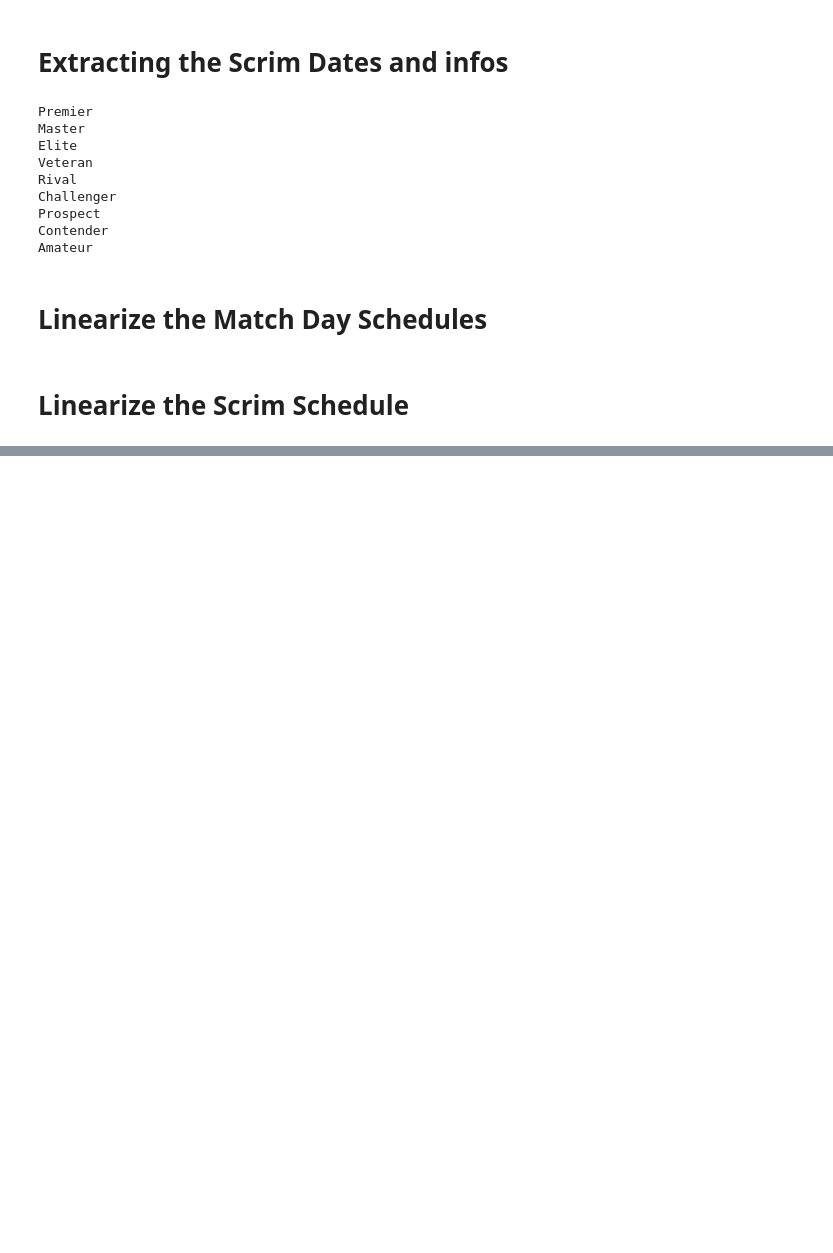
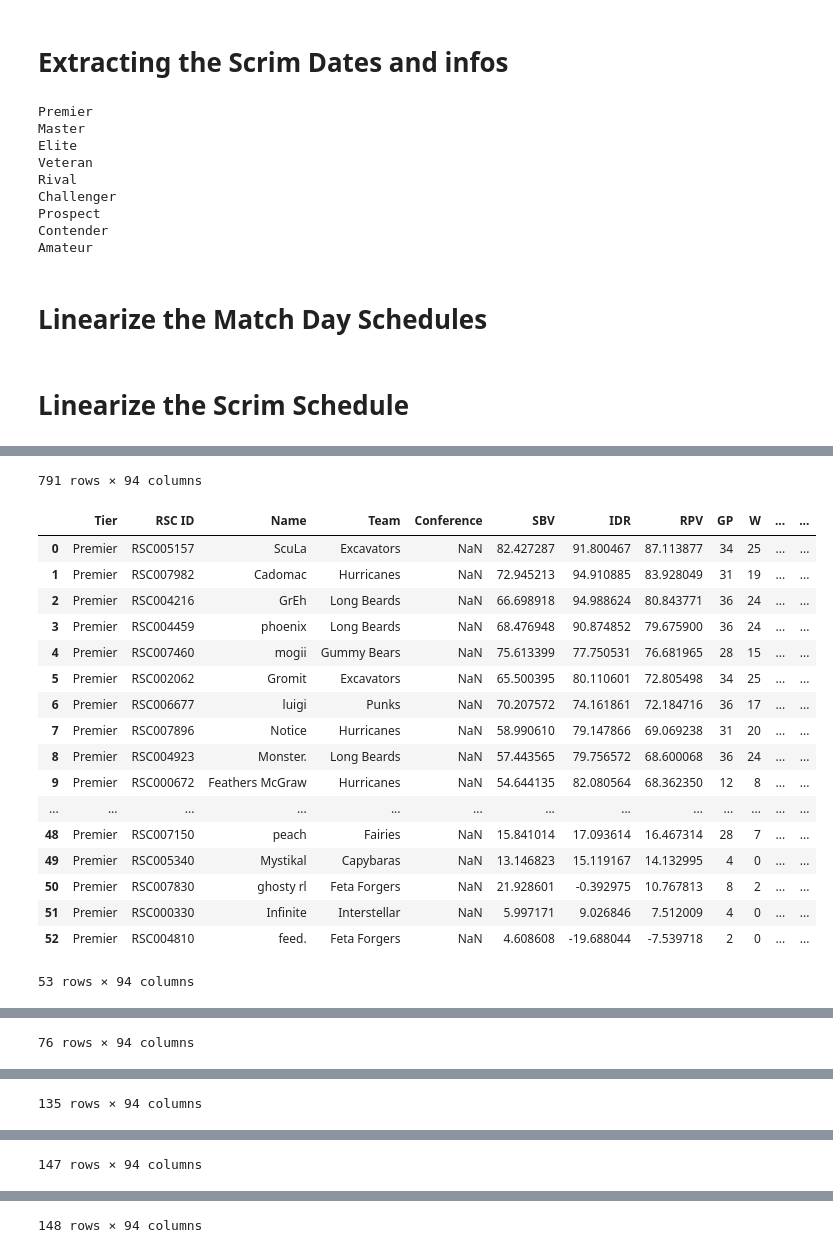
Before and after one commit to MrDNAlex/RSC-Data-Extraction, a Jupyter notebook: Experimenting.ipynb, the cells around one changed output, grey strips where cells are left out. Cells and saved outputs as stored; diff of their text form; code cells hidden in the pictures; blank space fills up the shorter version.

```diff
--- a/Experimenting.ipynb
+++ b/Experimenting.ipynb
@@ -352,0 +348,57 @@ def LinearizeScrimDaySchedule (sheet, numOfRows, matchDays=16, spacing=2):
+# %%
+
+Tiers = ["Premier", "Master", "Elite", "Veteran", "Rival", "Challenger", "Prospect", "Amateur"]
+
+SortedRPVSheet = RPVSheet.parse("Sorted RPV", skiprows=4, usecols="A:AD", nrows=848)
+SortedSBVSheet = SBVSheet.parse("Sorted Player Stats", skiprows=0, usecols="D:AQ", nrows=848)
+SortedIDRSheet = IDRSheet.parse("IDR View", skiprows=4, usecols="A:AQ", nrows=848)
+
+def GetTierTables (sheet):
+
+    TierTables = []
+
+    for tier in Tiers:
+        tierTable = sheet[sheet["Tier"] == tier]
+        tierTable.reset_index(drop=True, inplace=True)
+        tierTable.columns = tierTable.columns.str.strip()
+        TierTables.append(tierTable)
+
+    return TierTables
+
+def GetMergedTierTables (RPVSheet, SBVSheet, IDRSheet):
+    RPVTables = GetTierTables(RPVSheet)
+    SBVTables = GetTierTables(SBVSheet)
+    IDRTables = GetTierTables(IDRSheet)
+
+    MergedTables = []
+
+    for i in range(len(Tiers)):
+        mergedTable = (
+            RPVTables[i]
+            .merge(SBVTables[i], on=["Name"])
+            .merge(IDRTables[i], on=["Name"])
+            )
+
+        mergedTable = mergedTable.rename(columns={col: col.replace("_x", "") for col in mergedTable.columns if "_x" in col})
+        mergedTable = mergedTable.rename(columns={col: col.replace("(s)", "_y") for col in mergedTable.columns if "(s)" in col})
+
+        # Remove columns containing "_y" or "_z"
+        remove_cols = [col for col in mergedTable.columns if "_y" in col or "_z" in col]
+        mergedTable = mergedTable.drop(columns=remove_cols)
+
+        MergedTables.append(mergedTable)
+
+    return MergedTables
+
+
+TierTables = GetMergedTierTables(SortedRPVSheet, SortedSBVSheet, SortedIDRSheet)
+
+
+StatsTable = pd.concat(TierTables, keys=Tiers)
+
+display(StatsTable)
+
+
+for i in range(len(Tiers)):
+    display(TierTables[i])
+# %% [output]
@@ -352,0 +417,19 @@ def LinearizeScrimDaySchedule (sheet, numOfRows, matchDays=16, spacing=2):
+791 rows × 94 columns
+|  | Tier | RSC ID | Name | Team | Conference | SBV | IDR | RPV | GP | W | ... | ... |
+| 0 | Premier | RSC005157 | ScuLa | Excavators | NaN | 82.427287 | 91.800467 | 87.113877 | 34 | 25 | ... | ... |
+| 1 | Premier | RSC007982 | Cadomac | Hurricanes | NaN | 72.945213 | 94.910885 | 83.928049 | 31 | 19 | ... | ... |
+| 2 | Premier | RSC004216 | GrEh | Long Beards | NaN | 66.698918 | 94.988624 | 80.843771 | 36 | 24 | ... | ... |
+| 3 | Premier | RSC004459 | phoenix | Long Beards | NaN | 68.476948 | 90.874852 | 79.675900 | 36 | 24 | ... | ... |
+| 4 | Premier | RSC007460 | mogii | Gummy Bears | NaN | 75.613399 | 77.750531 | 76.681965 | 28 | 15 | ... | ... |
+| 5 | Premier | RSC002062 | Gromit | Excavators | NaN | 65.500395 | 80.110601 | 72.805498 | 34 | 25 | ... | ... |
+| 6 | Premier | RSC006677 | luigi | Punks | NaN | 70.207572 | 74.161861 | 72.184716 | 36 | 17 | ... | ... |
+| 7 | Premier | RSC007896 | Notice | Hurricanes | NaN | 58.990610 | 79.147866 | 69.069238 | 31 | 20 | ... | ... |
+| 8 | Premier | RSC004923 | Monster. | Long Beards | NaN | 57.443565 | 79.756572 | 68.600068 | 36 | 24 | ... | ... |
+| 9 | Premier | RSC000672 | Feathers McGraw | Hurricanes | NaN | 54.644135 | 82.080564 | 68.362350 | 12 | 8 | ... | ... |
+| ... | ... | ... | ... | ... | ... | ... | ... | ... | ... | ... | ... | ... |
+| 48 | Premier | RSC007150 | peach | Fairies | NaN | 15.841014 | 17.093614 | 16.467314 | 28 | 7 | ... | ... |
+| 49 | Premier | RSC005340 | Mystikal | Capybaras | NaN | 13.146823 | 15.119167 | 14.132995 | 4 | 0 | ... | ... |
+| 50 | Premier | RSC007830 | ghosty rl | Feta Forgers | NaN | 21.928601 | -0.392975 | 10.767813 | 8 | 2 | ... | ... |
+| 51 | Premier | RSC000330 | Infinite | Interstellar | NaN | 5.997171 | 9.026846 | 7.512009 | 4 | 0 | ... | ... |
+| 52 | Premier | RSC004810 | feed. | Feta Forgers | NaN | 4.608608 | -19.688044 | -7.539718 | 2 | 0 | ... | ... |
+53 rows × 94 columns
@@ -352,0 +448 @@ def LinearizeScrimDaySchedule (sheet, numOfRows, matchDays=16, spacing=2):
+76 rows × 94 columns
@@ -352,0 +461 @@ def LinearizeScrimDaySchedule (sheet, numOfRows, matchDays=16, spacing=2):
+135 rows × 94 columns
@@ -352,0 +474 @@ def LinearizeScrimDaySchedule (sheet, numOfRows, matchDays=16, spacing=2):
+147 rows × 94 columns
@@ -352,0 +487 @@ def LinearizeScrimDaySchedule (sheet, numOfRows, matchDays=16, spacing=2):
+148 rows × 94 columns
```
Also changed, not shown: parts of 7 cells of this notebook, 4 other files.
